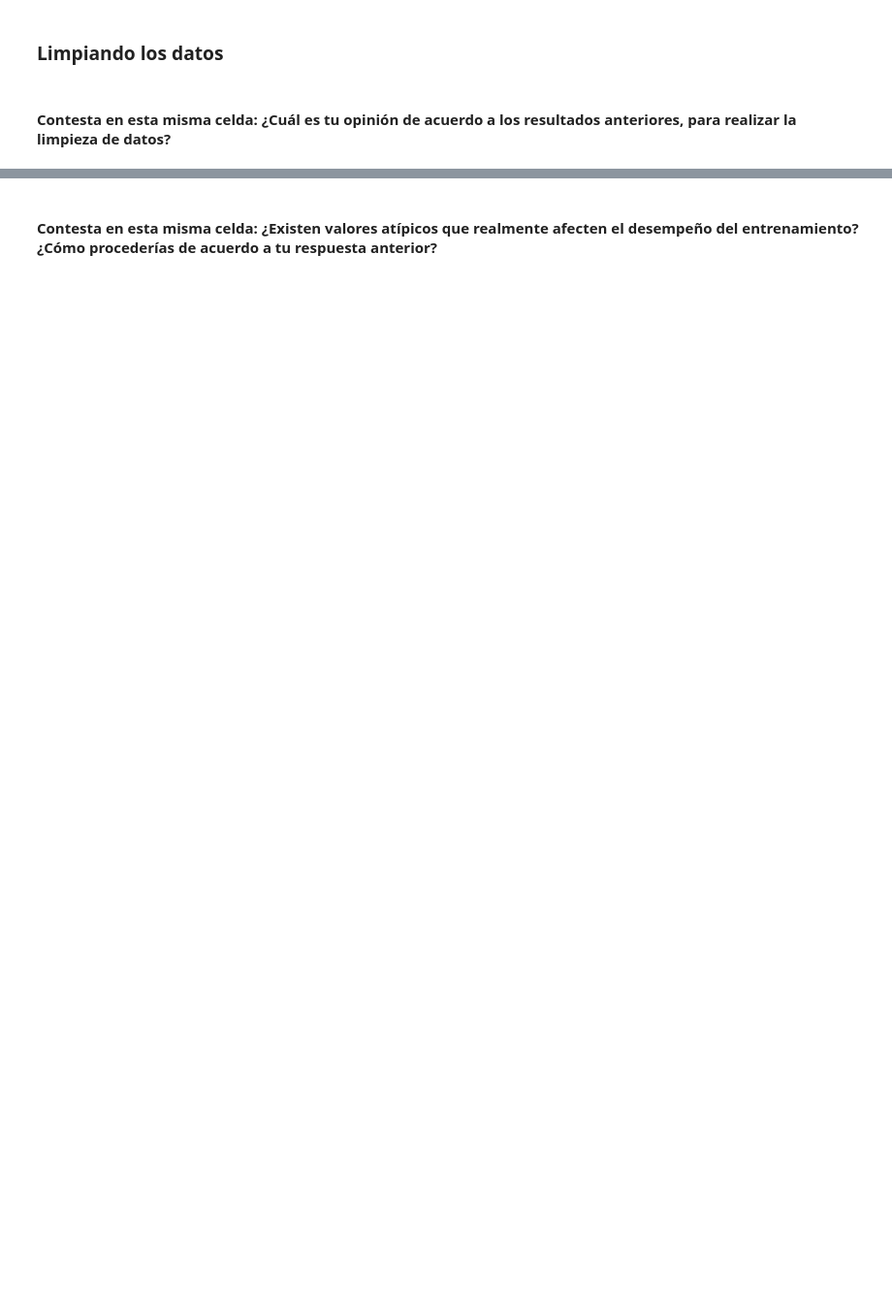
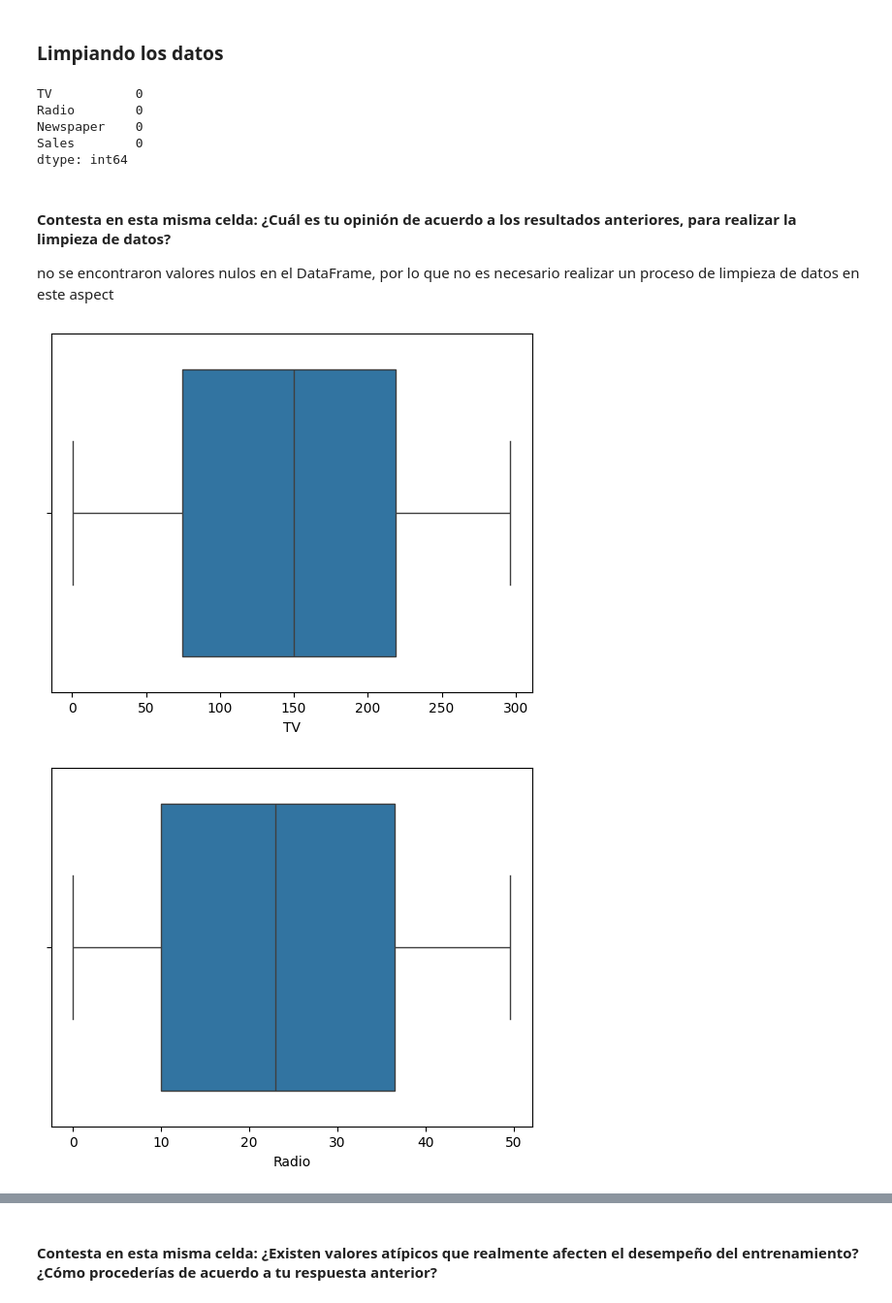
Before and after one commit to juliancitou/EjerciciosHugo_IA, a Jupyter notebook: Unidad_2/practica_no3/regresionLineal.ipynb, the cells around one changed output, grey strips where cells are left out. Shown at 97% size. Saved outputs shown, nothing was run; the diff lists cells and outputs as text; code cells hidden in the pictures; blank space fills up the shorter version.

```diff
--- a/Unidad_2/practica_no3/regresionLineal.ipynb
+++ b/Unidad_2/practica_no3/regresionLineal.ipynb
@@ -20,2 +25,4 @@ Utiliza el conjunto de datos CSV del archivo advertising.csv y analiza la relaci
 # %%
 # Carga el archivo CSV a una dataframe (DF) y visualiza los primeros
+df = pd.read_csv('advertising.csv')
+df.head()
@@ -30,8 +71,28 @@ Utiliza el conjunto de datos CSV del archivo advertising.csv y analiza la relaci
 # %%
 # Busca si existen valores nulos en el DF. Utiliza le método isnull() con la función de agregación sum()
 # para saber la cantidad de nulos por cada variable del DF
+df.isnull().sum()
+# %% [output]
+TV           0
+Radio        0
+Newspaper    0
+Sales        0
+dtype: int64
 # %% [markdown]
 #### Contesta en esta misma celda: ¿Cuál es tu opinión de acuerdo a los resultados anteriores, para realizar la limpieza de datos?
+
+no se encontraron valores nulos en el DataFrame, por lo que no es necesario realizar un proceso de limpieza de datos en este aspect
 # %%
 # Identifica si existen valor atípicos (outliers) en las 3 variables independientes que se estan estudiando. Utilza seaborn
 # para realizar las gráficas de caja
+sns.boxplot(x=df['TV'])
+plt.show()
+
+sns.boxplot(x=df['Radio'])
+plt.show()
+
+sns.boxplot(x=df['Newspaper'])
+plt.show()
+# %% [output]
+[figure, added]
+[figure, added]
```
Also changed, not shown: parts of 14 cells of this notebook, 4 other files.
